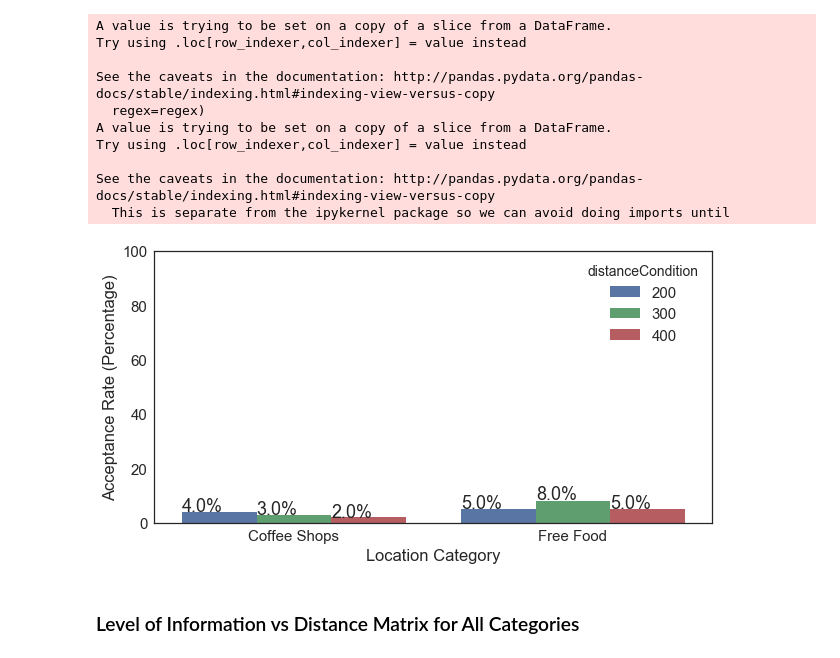
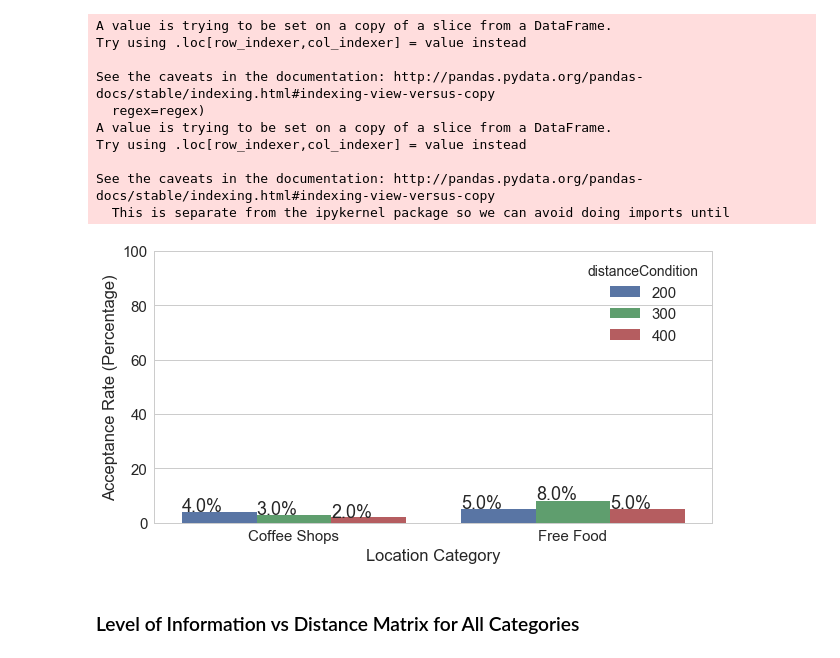
Before and after one commit to NUDelta/les-study-analysis, a Jupyter notebook: expand-exploit-study-analysis.ipynb, the cells around one changed output. Drawn from its saved outputs; the diff is of its cells as text; code cells hidden in the pictures.

```diff
--- a/expand-exploit-study-analysis.ipynb
+++ b/expand-exploit-study-analysis.ipynb
@@ -14,7 +14,3 @@ import seaborn as sns
 import matplotlib.pyplot as plt
 from matplotlib.colors import ListedColormap
 %matplotlib inline
-
-sns.despine()
-sns.set(font_scale=1.5)
-sns.set_style("white")
@@ -22,0 +17,14 @@ sns.set_style("white")
+# %%
+# defining colors
+COLORS = {
+    'ORANGE': '#E88D67',
+    'PINK': '#BB999C',
+    'VIOLET': '#9999C3',
+    'BLUE': '#7B8CDE',
+    'GREEN': '#C0E6DE'
+}
+
+# palette
+sns.set_palette(COLORS.values())
+sns.palplot(sns.color_palette())
+sns.set(font_scale=1.5, style='whitegrid')
@@ -481,12 +491,12 @@ See the caveats in the documentation: http://pandas.pydata.org/pandas-docs/stabl
 # %%
 fig, ax = plt.subplots(figsize=(10, 5));
 acceptance_cat_dist_bar = sns.barplot(data=acceptance_cat_dist_bar_data, x='tag', y='count', hue='distanceCondition')
-acceptance_cat_dist_bar.set(xlabel='Location Category', ylabel='Acceptance Rate (Percentage)', )
+acceptance_cat_dist_bar.set(xlabel='Location Category', ylabel='Acceptance Rate (Percentage)')
 acceptance_cat_dist_bar.set_ylim(0, 100)
 for p in acceptance_cat_dist_bar.patches:
     acceptance_cat_dist_bar.annotate('{}%'.format(p.get_height()), (p.get_x() * 1.001, p.get_height() * 1.1))
 # %% [output]
-[figure, old version]
+[figure, new version]
 # %% [markdown]
 ### Level of Information vs Distance Matrix for All Categories
 # %%
```
Also changed, not shown: parts of 9 cells of this notebook, 2 other files.
